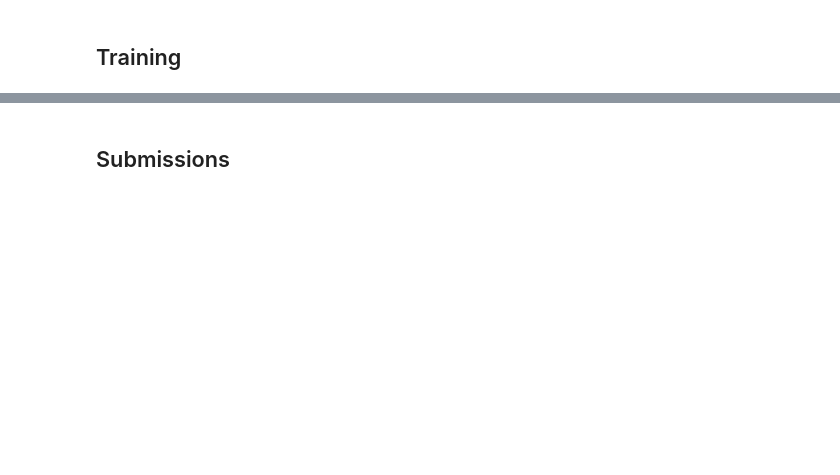
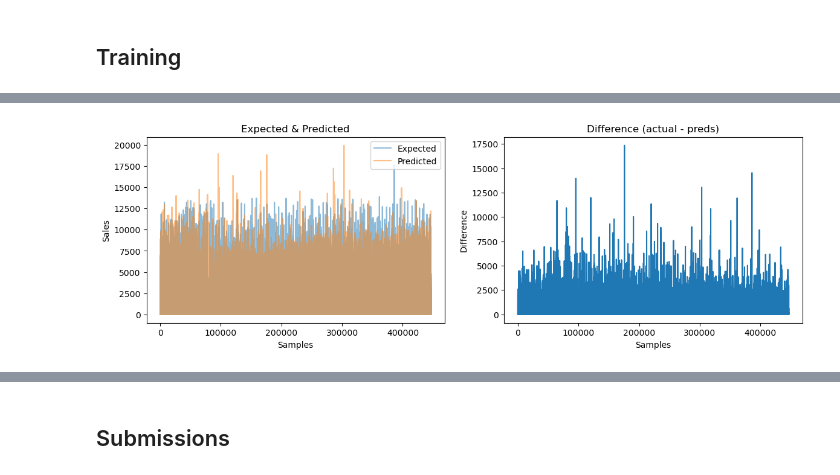
Before and after one commit to LargeWaffle/time-series-forecast, a Jupyter notebook: main.ipynb, the cells around one changed output, grey strips where cells are left out. Cells and saved outputs as stored; diff of their text form; code cells hidden in the pictures; blank space fills up the shorter version.

```diff
--- a/main.ipynb
+++ b/main.ipynb
@@ -297,7 +299,7 @@ def train_model(train, y):
     model = xgb.XGBRegressor(**xgb_params)
     trained_model = model.fit(x_tr, y_tr, eval_set=[(x_v, y_v)])
 
-    return trained_model, x_v, y_v, None
+    return trained_model, x_v, y_v, pipeline
 # %%
 def train_model_gridcv(train, y):
     temp_train = train.copy()
@@ -335,7 +337,7 @@ def train_model_gridcv(train, y):
 
     return clf.best_estimator_, x_v, y_v, pipeline
 # %%
-y_train = np.log1p(train_df['sales'])
+y_train = train_df['sales']
 x_train = train_df.drop(drop_cols, axis=1)
 single_features = x_train.columns
 
@@ -362,9 +382,5 @@ def show_metrics(actual, predictions, mdict):
 print(f"\nEvaluating model")
 y_pred = single_model.predict(x_val)
 y_pred[y_pred < 0] = 0
-y_pred = np.expm1(y_pred)
-y_pred[y_pred < 0] = 0
 
-y_actual = np.expm1(y_val)
-
-show_metrics(y_actual, y_pred, None)
+show_metrics(y_val, y_pred, None)
@@ -371,29 +395,31 @@ show_metrics(y_actual, y_pred, None)
 # %%
 %matplotlib inline
 
 def plot_predictions(nb_samples, actual, predictions):
     sp_list = list(range(0, nb_samples))
 
     plt.figure(figsize=FIGSIZE)
     plt.subplot(1, 2, 1)
     plt.plot(sp_list, actual, label='Expected', alpha=0.5)
     plt.plot(sp_list, predictions, label='Predicted', alpha=0.5)
     plt.legend(loc="upper right")
     plt.title('Expected & Predicted')
     plt.xlabel('Samples')
     plt.ylabel('Sales')
 
     plt.subplot(1, 2, 2)
     plt.plot(sp_list, abs(actual - predictions))
     plt.title('Difference (actual - preds)')
     plt.xlabel('Samples')
     plt.ylabel('Difference')
 
     plt.show()
 
 
-plot_predictions(len(x_val), y_actual, y_pred)
+plot_predictions(len(x_val), y_val, y_pred)
 plt.show()
+# %% [output]
+[figure, added]
 # %%
 if not single_pipe:  # if pca is applied, can't use this
     feature_names = [x for x in train_df.columns if x not in drop_cols]
```
Also changed, not shown: parts of 8 cells of this notebook.
